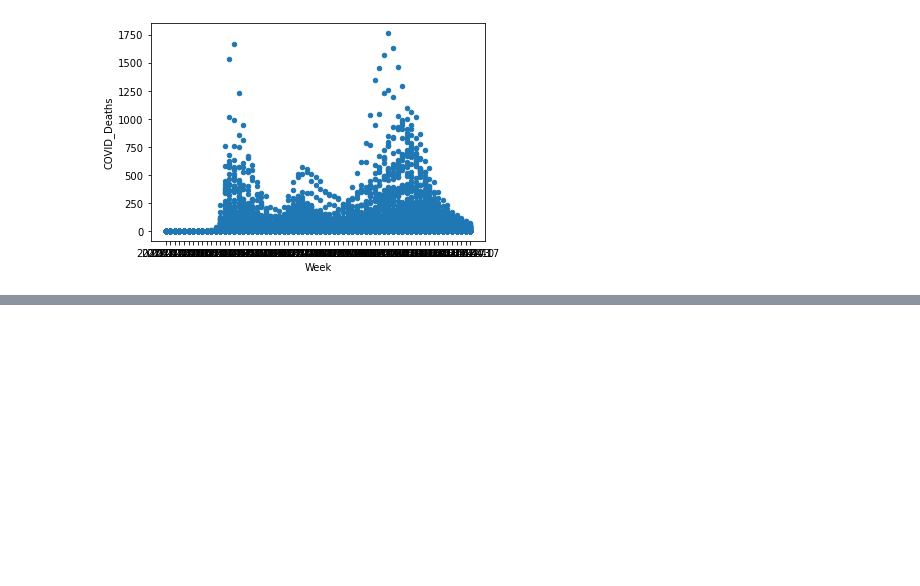
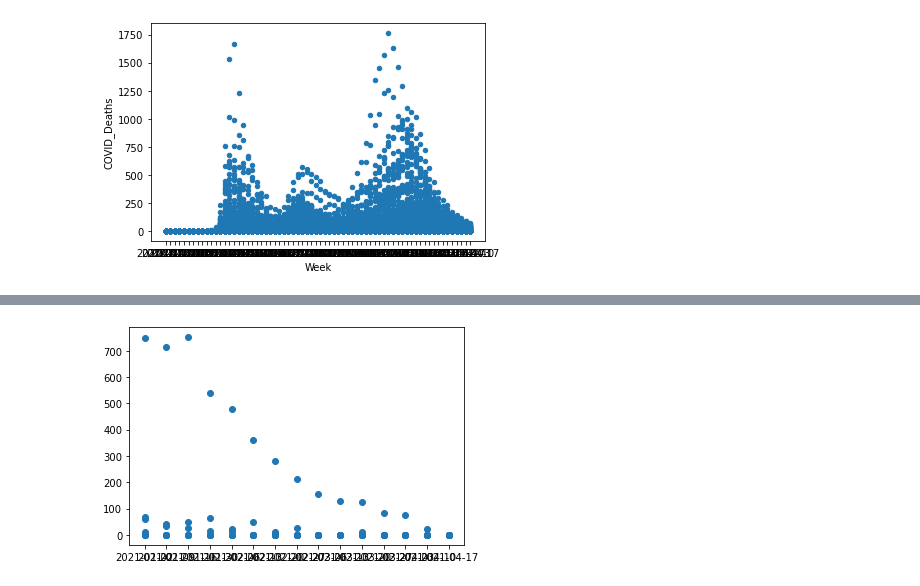
Before and after one commit to itsjonlau/Final-Project, a Jupyter notebook: Lauren/dev/Analyzing_Data.ipynb, the cells around one changed output, grey strips where cells are left out. Drawn from its saved outputs; the diff is of its cells as text; code cells hidden in the pictures; blank space fills up the shorter version.

```diff
--- a/Lauren/dev/Analyzing_Data.ipynb
+++ b/Lauren/dev/Analyzing_Data.ipynb
@@ -69,0 +101,5 @@ plt.show()
+# %%
+plt.scatter(combined_df.week, combined_df.covid_deaths)
+plt.show()
+# %% [output]
+[figure, added]
```
Also changed, not shown: parts of 6 cells of this notebook, 3 other files.
